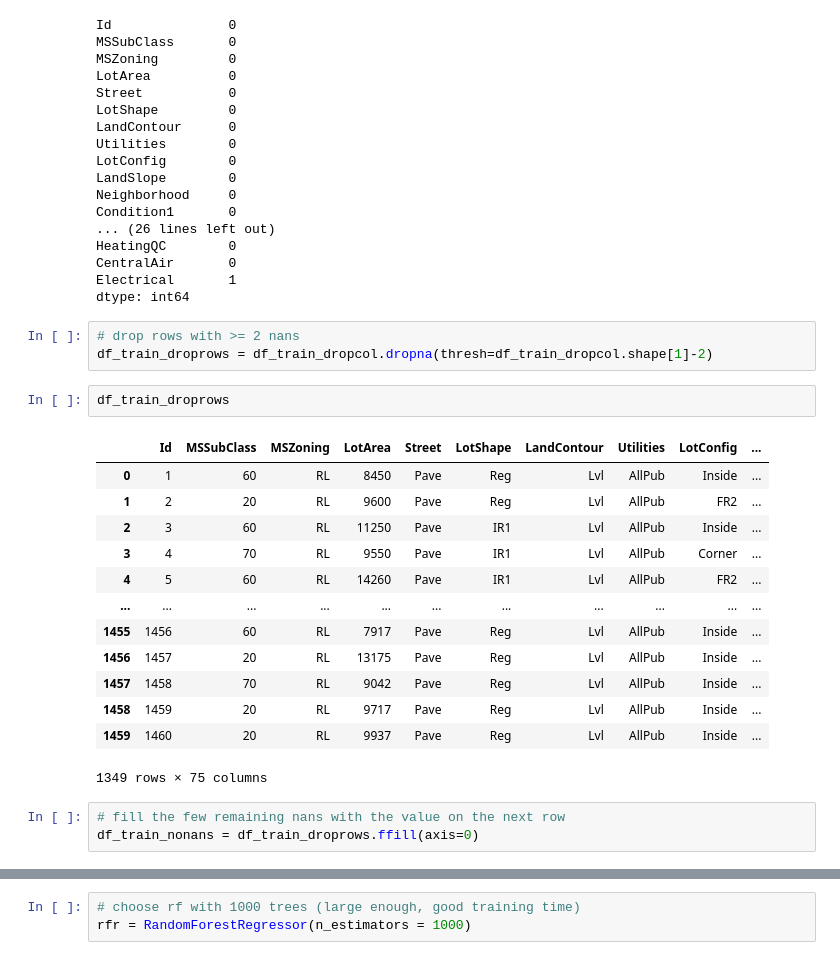
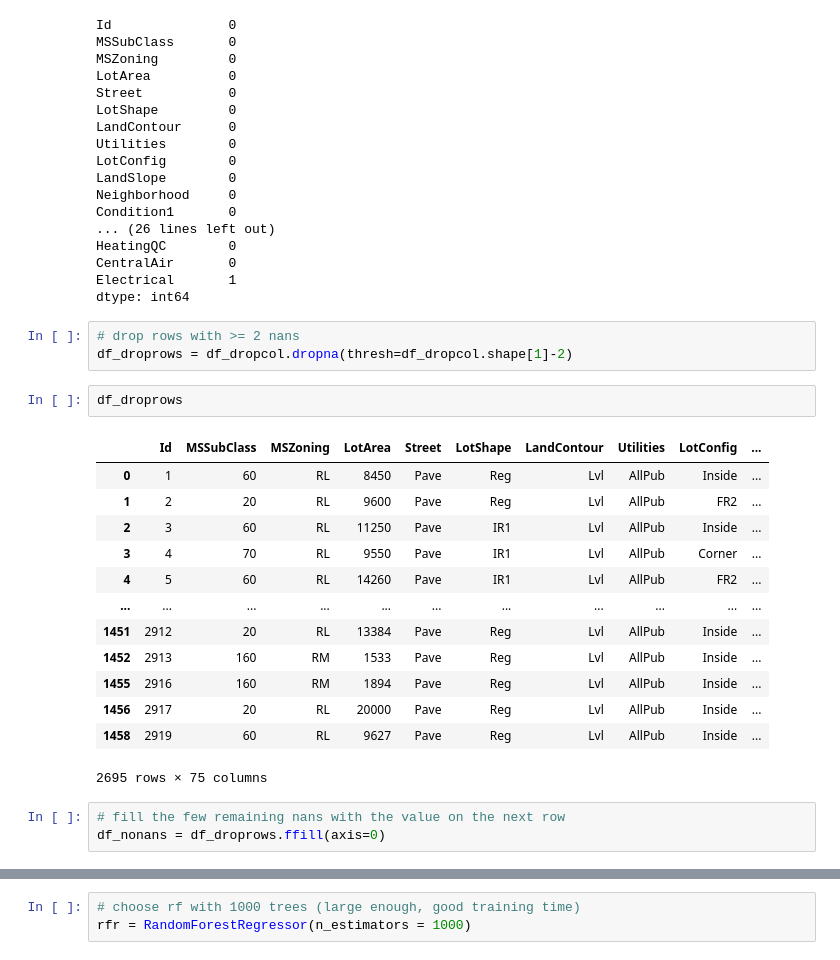
Before and after one commit to AlfredoZermini/house_market_prices, a Jupyter notebook: Untitled.ipynb, the cells around one changed output, grey strips where cells are left out. Saved outputs shown, nothing was run; the diff lists cells and outputs as text.

```diff
--- a/Untitled.ipynb
+++ b/Untitled.ipynb
@@ -124,25 +142,25 @@ Electrical       1
 dtype: int64
 # %%
 # drop rows with >= 2 nans
-df_train_droprows = df_train_dropcol.dropna(thresh=df_train_dropcol.shape[1]-2)
+df_droprows = df_dropcol.dropna(thresh=df_dropcol.shape[1]-2)
-# %%
-df_train_droprows
-# %% [output]
-|  | Id | MSSubClass | MSZoning | LotArea | Street | LotShape | LandContour | Utilities | LotConfig | ... |
-| 0 | 1 | 60 | RL | 8450 | Pave | Reg | Lvl | AllPub | Inside | ... |
-| 1 | 2 | 20 | RL | 9600 | Pave | Reg | Lvl | AllPub | FR2 | ... |
-| 2 | 3 | 60 | RL | 11250 | Pave | IR1 | Lvl | AllPub | Inside | ... |
-| 3 | 4 | 70 | RL | 9550 | Pave | IR1 | Lvl | AllPub | Corner | ... |
-| 4 | 5 | 60 | RL | 14260 | Pave | IR1 | Lvl | AllPub | FR2 | ... |
-| ... | ... | ... | ... | ... | ... | ... | ... | ... | ... | ... |
-| 1455 | 1456 | 60 | RL | 7917 | Pave | Reg | Lvl | AllPub | Inside | ... |
-| 1456 | 1457 | 20 | RL | 13175 | Pave | Reg | Lvl | AllPub | Inside | ... |
-| 1457 | 1458 | 70 | RL | 9042 | Pave | Reg | Lvl | AllPub | Inside | ... |
-| 1458 | 1459 | 20 | RL | 9717 | Pave | Reg | Lvl | AllPub | Inside | ... |
-| 1459 | 1460 | 20 | RL | 9937 | Pave | Reg | Lvl | AllPub | Inside | ... |
-1349 rows × 75 columns
+# %%
+df_droprows
+# %% [output]
+|  | Id | MSSubClass | MSZoning | LotArea | Street | LotShape | LandContour | Utilities | LotConfig | ... |
+| 0 | 1 | 60 | RL | 8450 | Pave | Reg | Lvl | AllPub | Inside | ... |
+| 1 | 2 | 20 | RL | 9600 | Pave | Reg | Lvl | AllPub | FR2 | ... |
+| 2 | 3 | 60 | RL | 11250 | Pave | IR1 | Lvl | AllPub | Inside | ... |
+| 3 | 4 | 70 | RL | 9550 | Pave | IR1 | Lvl | AllPub | Corner | ... |
+| 4 | 5 | 60 | RL | 14260 | Pave | IR1 | Lvl | AllPub | FR2 | ... |
+| ... | ... | ... | ... | ... | ... | ... | ... | ... | ... | ... |
+| 1451 | 2912 | 20 | RL | 13384 | Pave | Reg | Lvl | AllPub | Inside | ... |
+| 1452 | 2913 | 160 | RM | 1533 | Pave | Reg | Lvl | AllPub | Inside | ... |
+| 1455 | 2916 | 160 | RM | 1894 | Pave | Reg | Lvl | AllPub | Inside | ... |
+| 1456 | 2917 | 20 | RL | 20000 | Pave | Reg | Lvl | AllPub | Inside | ... |
+| 1458 | 2919 | 60 | RL | 9627 | Pave | Reg | Lvl | AllPub | Inside | ... |
+2695 rows × 75 columns
 # %%
 # fill the few remaining nans with the value on the next row
-df_train_nonans = df_train_droprows.ffill(axis=0)
+df_nonans = df_droprows.ffill(axis=0)
 # %%
 # check if any nan is left
```
Also changed, not shown: parts of 26 cells of this notebook, 1 other file.
